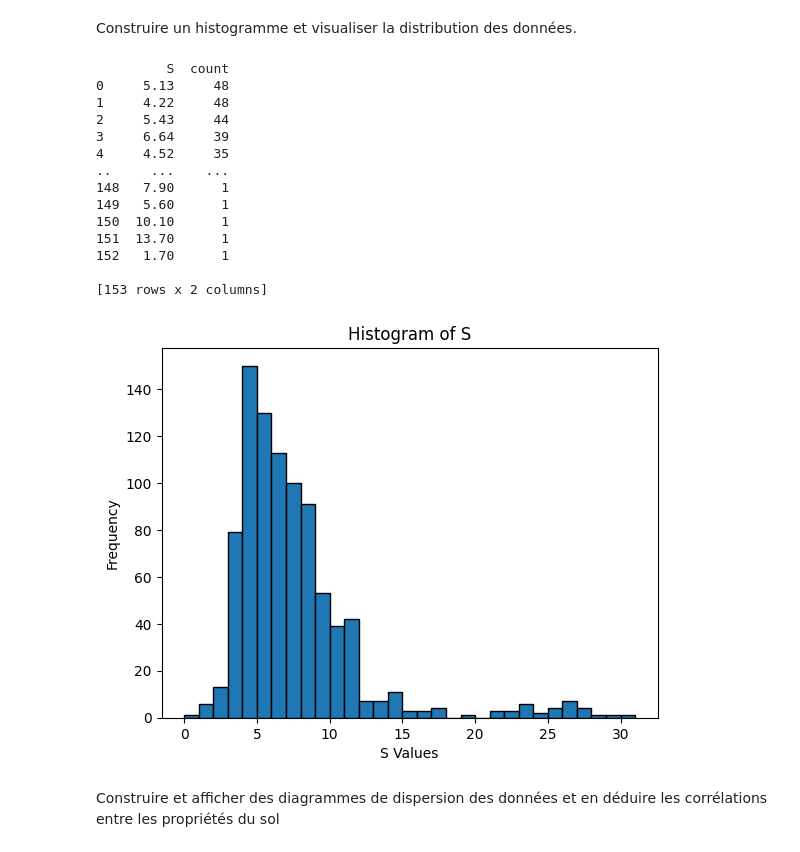
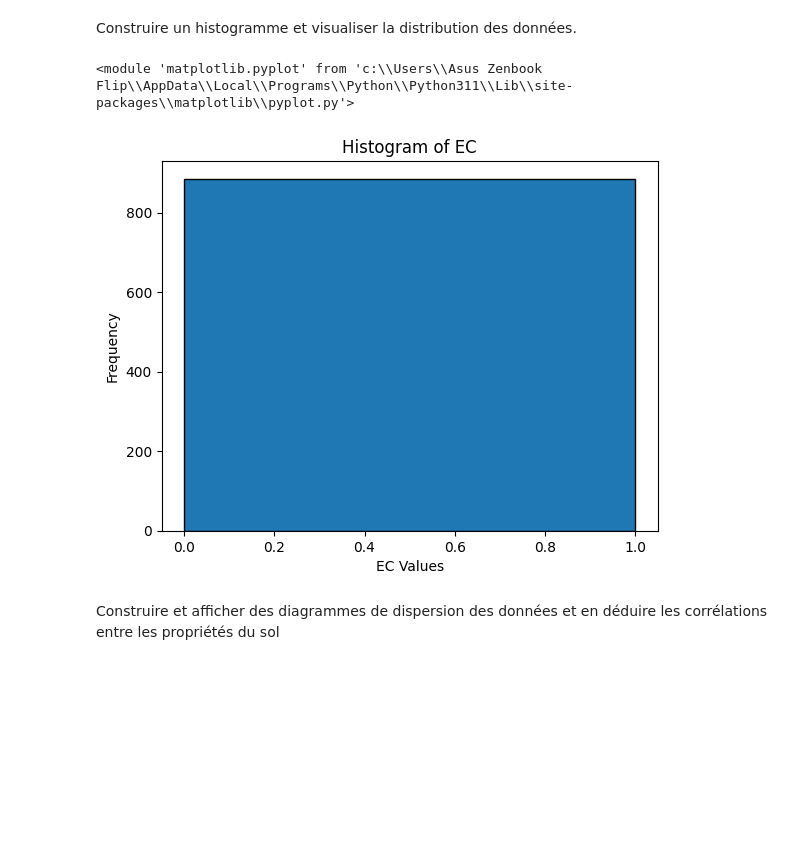
Before and after one commit to manel15279/DataMining-Project, a Jupyter notebook: Projet_P1_DM.ipynb, the cells around one changed output. Saved outputs shown, nothing was run; the diff lists cells and outputs as text; code cells hidden in the pictures; blank space fills up the shorter version.

```diff
--- a/Projet_P1_DM.ipynb
+++ b/Projet_P1_DM.ipynb
@@ -190,32 +190,15 @@ Construire un histogramme et visualiser la distribution des données.
 # %%
 def Histogramme(attribut):
     datasetCurrated=np.delete( dataset1[:,attribut], val_manquante(attribut))
     plt.hist(datasetCurrated,bins=range(int(min(datasetCurrated)),math.ceil(max(datasetCurrated))+1),edgecolor='black')
     plt.title(f'Histogram of {datas.columns[attribut]}')
     plt.xlabel(f'{datas.columns[attribut]} Values')
     plt.ylabel('Frequency')
     return plt
-Histogramme(6)
-
-df = pd.DataFrame(datas)
-attribute_counts = df['S'].value_counts().reset_index()
-print(attribute_counts)
+Histogramme(4)
 # %% [output]
-         S  count
-0     5.13     48
-1     4.22     48
-2     5.43     44
-3     6.64     39
-4     4.52     35
-..     ...    ...
-148   7.90      1
-149   5.60      1
-150  10.10      1
-151  13.70      1
-152   1.70      1
-
-[153 rows x 2 columns]
+<module 'matplotlib.pyplot' from 'c:\\Users\\Asus Zenbook Flip\\AppData\\Local\\Programs\\Python\\Python311\\Lib\\site-packages\\matplotlib\\pyplot.py'>
-[figure, old version]
+[figure, new version]
 # %% [markdown]
 Construire et afficher des diagrammes de dispersion des données et en déduire les
 corrélations entre les propriétés du sol
```
Also changed, not shown: parts of 3 cells of this notebook, 5 other files.
